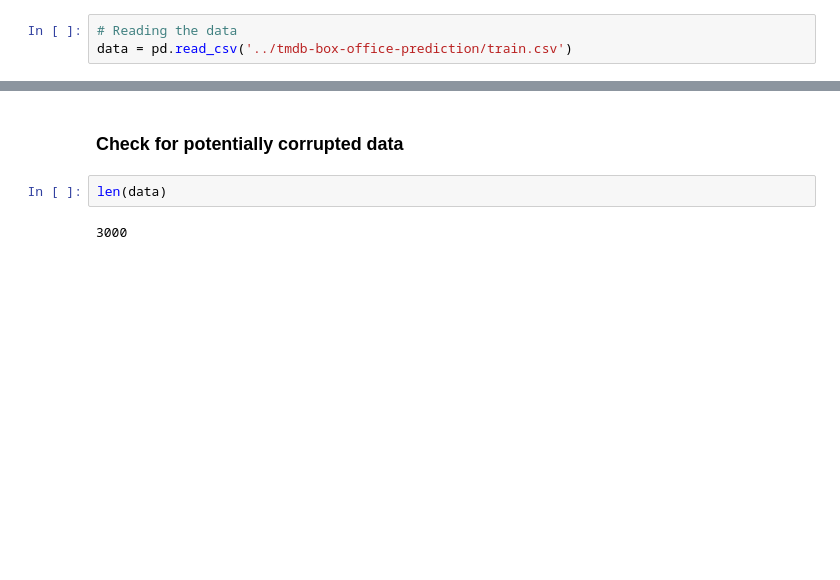
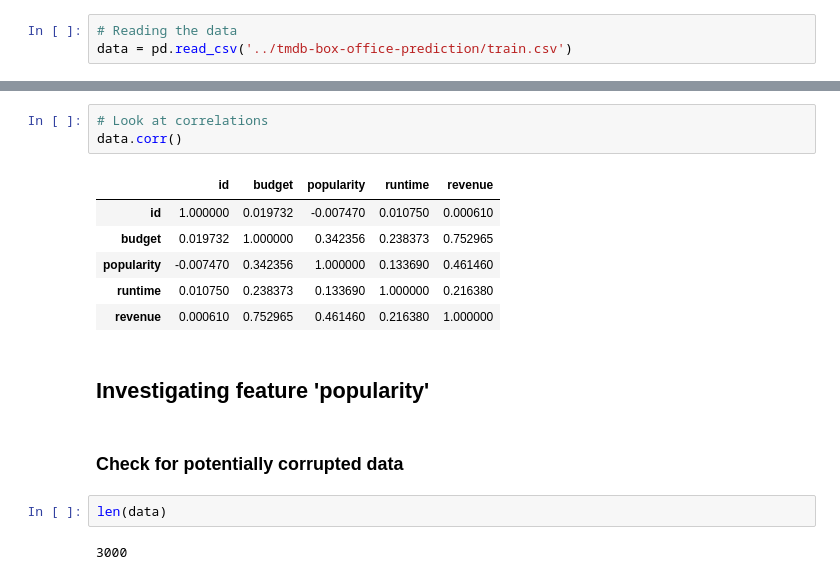
Before and after one commit to Cruzzor/BoxOffice, a Jupyter notebook: exploration_wiebke.ipynb, the cells around one changed output, grey strips where cells are left out. Saved outputs shown, nothing was run; the diff lists cells and outputs as text; blank space fills up the shorter version.

```diff
--- a/exploration_wiebke.ipynb
+++ b/exploration_wiebke.ipynb
@@ -68,3 +35,15 @@ sns.distplot(np.log(data.popularity))
+# %%
+# Look at correlations
+data.corr()
+# %% [output]
+|  | id | budget | popularity | runtime | revenue |
+| id | 1.000000 | 0.019732 | -0.007470 | 0.010750 | 0.000610 |
+| budget | 0.019732 | 1.000000 | 0.342356 | 0.238373 | 0.752965 |
+| popularity | -0.007470 | 0.342356 | 1.000000 | 0.133690 | 0.461460 |
+| runtime | 0.010750 | 0.238373 | 0.133690 | 1.000000 | 0.216380 |
+| revenue | 0.000610 | 0.752965 | 0.461460 | 0.216380 | 1.000000 |
+# %% [markdown]
+## Investigating feature 'popularity'
 # %% [markdown]
 ### Check for potentially corrupted data
 # %%
```
Also changed, not shown: parts of 23 cells of this notebook.
